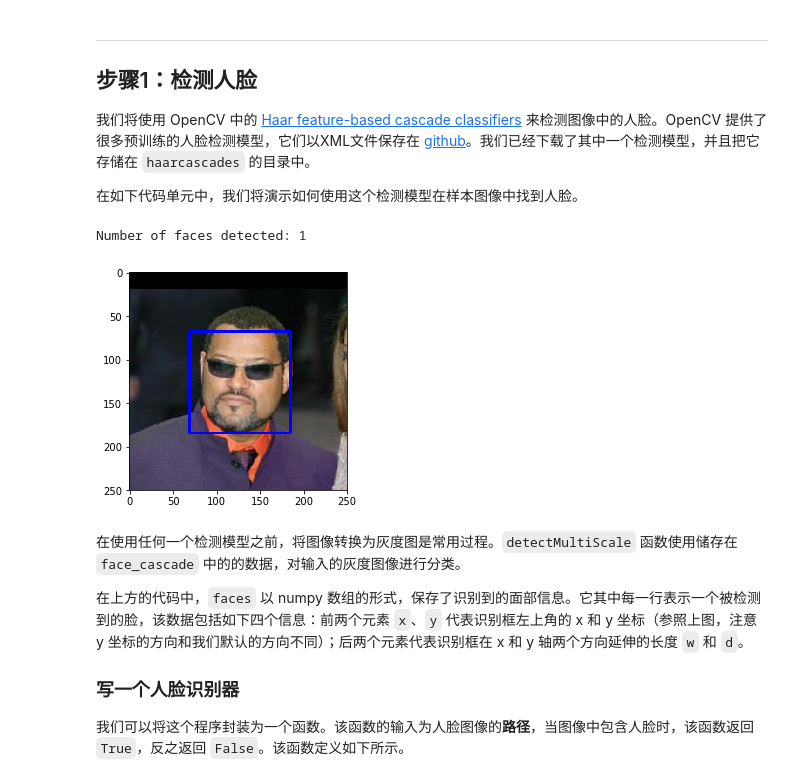
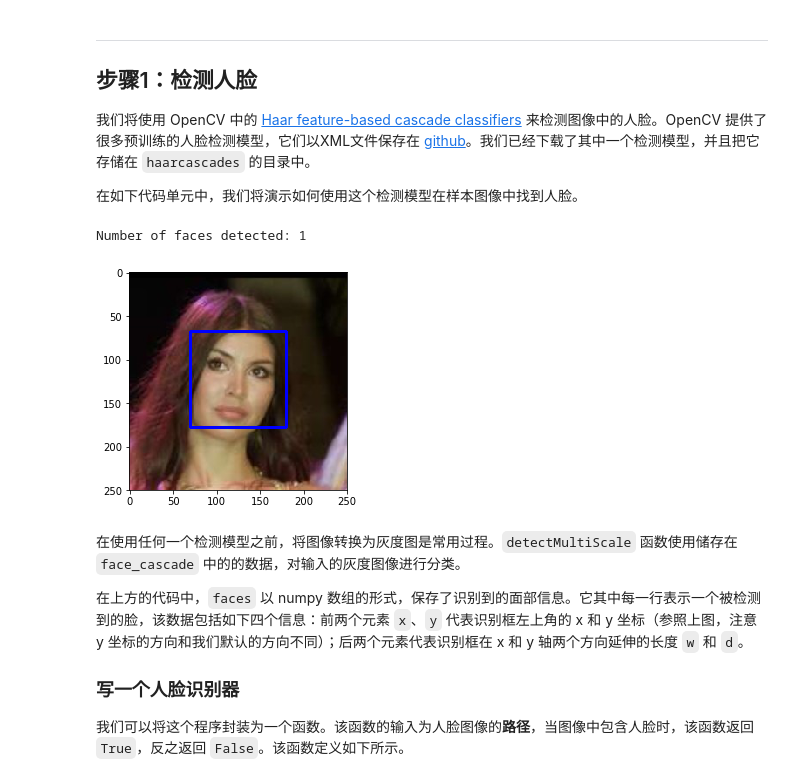
Before and after one commit to duzeng/MLND_CN_P4_Dog_Project, a Jupyter notebook: dog_app.ipynb, the cells around one changed output. Cells and saved outputs as stored; diff of their text form; code cells hidden in the pictures.

```diff
--- a/dog_app.ipynb
+++ b/dog_app.ipynb
@@ -119,35 +119,35 @@ import cv2
 import matplotlib.pyplot as plt
 %matplotlib inline
 
 # 提取预训练的人脸检测模型
 face_cascade = cv2.CascadeClassifier('haarcascades/haarcascade_frontalface_alt.xml')
 
 # 加载彩色（通道顺序为BGR）图像
-img = cv2.imread(human_files[3])
+img = cv2.imread(human_files[26])
 
 # 将BGR图像进行灰度处理
 gray = cv2.cvtColor(img, cv2.COLOR_BGR2GRAY)
 
 # 在图像中找出脸
 faces = face_cascade.detectMultiScale(gray)
 
 # 打印图像中检测到的脸的个数
 print('Number of faces detected:', len(faces))
 
 # 获取每一个所检测到的脸的识别框
 for (x,y,w,h) in faces:
     # 在人脸图像中绘制出识别框
     cv2.rectangle(img,(x,y),(x+w,y+h),(255,0,0),2)
 
 # 将BGR图像转变为RGB图像以打印
 cv_rgb = cv2.cvtColor(img, cv2.COLOR_BGR2RGB)
 
 # 展示含有识别框的图像
 plt.imshow(cv_rgb)
 plt.show()
 # %% [output]
 Number of faces detected: 1
-[figure, old version]
+[figure, new version]
 # %% [markdown]
 在使用任何一个检测模型之前，将图像转换为灰度图是常用过程。`detectMultiScale` 函数使用储存在 `face_cascade` 中的的数据，对输入的灰度图像进行分类。
 
```
Also changed, not shown: parts of 3 cells of this notebook.
